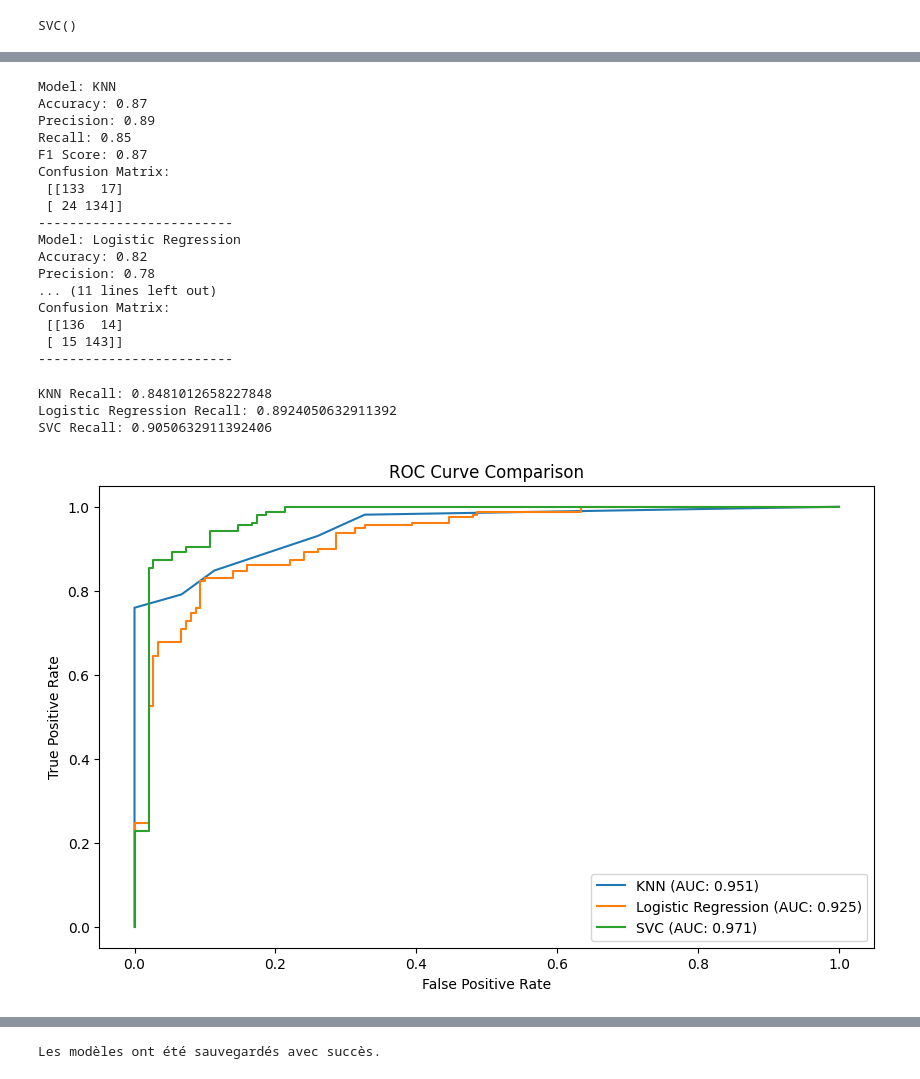
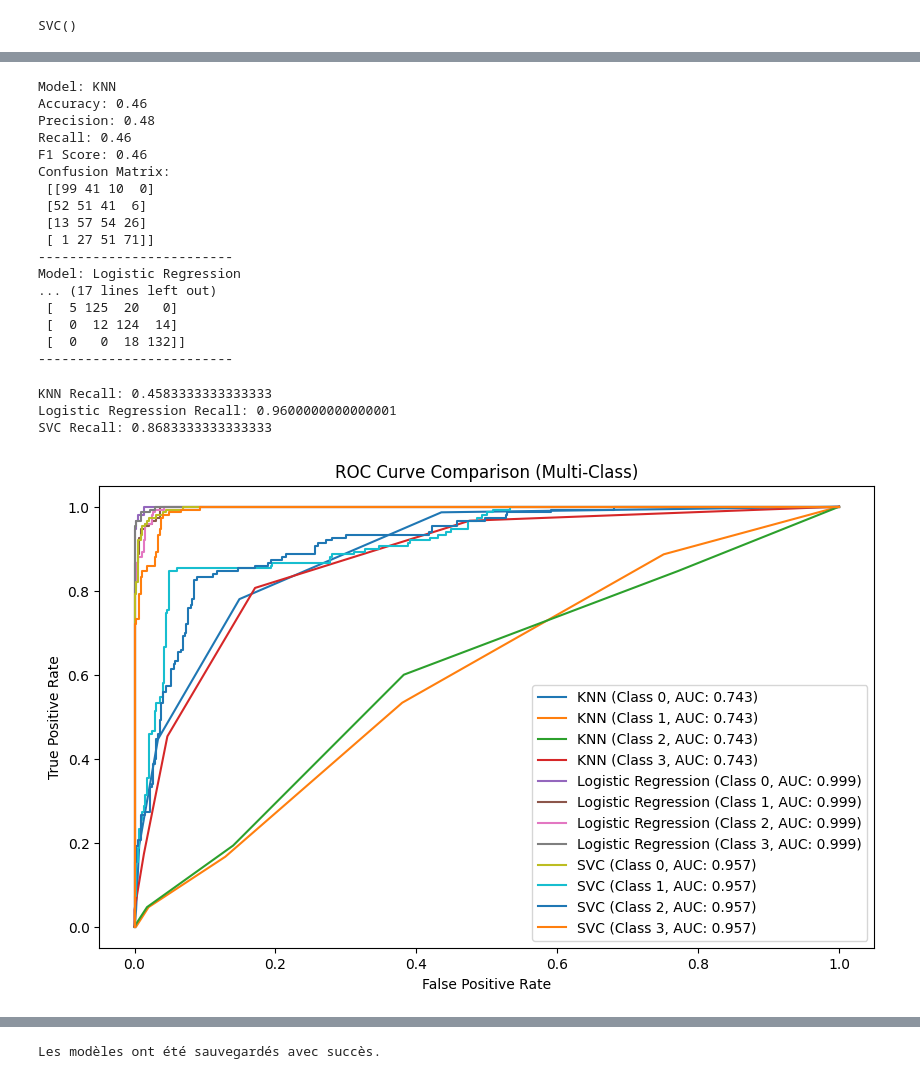
Before and after one commit to Oussama-benrkia/prj_dataminig, a Jupyter notebook: Untitled4.ipynb, the cells around one changed output, grey strips where cells are left out. Cells and saved outputs as stored; diff of their text form; code cells hidden in the pictures.

```diff
--- a/Untitled4.ipynb
+++ b/Untitled4.ipynb
@@ -21,6 +22,6 @@ from sklearn.metrics import classification_report, recall_score, roc_curve, roc_
 from sklearn.metrics import confusion_matrix, accuracy_score, precision_score, f1_score
 import matplotlib.pyplot as plt
 # %%
-df = pd.read_csv('test.csv')
+df = pd.read_csv('train.csv')
 df.head()
 # %% [output]
@@ -41,6 +47,6 @@ Target variable distribution (%):
 Name: proportion, dtype: float64
 # %%
-X, y = df.drop('target', axis=1), df['target']
+X, y = df.drop('price_range', axis=1), df['price_range']
 
 X_train, X_test, y_train, y_test = train_test_split(
     X, y, test_size=0.3, random_state=42, stratify=y
@@ -97,62 +103,77 @@ weighted avg       0.91      0.91      0.91       308
 # %%
+from sklearn.metrics import accuracy_score, precision_score, recall_score, f1_score, confusion_matrix
+
 def evaluate_model_performance(models, X_test, X_test_scaled, y_test):
     for name, model in models.items():
-        y_pred = model.predict(X_test_scaled if name in ["KNN", "Logistic Regression", "SVC"] else X_test)
+        # Sélection des features test selon le modèle
+        X_used = X_test_scaled if name in ["KNN", "Logistic Regression", "SVC"] else X_test
+        y_pred = model.predict(X_used)
+
         print(f"Model: {name}")
         print(f"Accuracy: {accuracy_score(y_test, y_pred):.2f}")
-        print(f"Precision: {precision_score(y_test, y_pred):.2f}")
-        print(f"Recall: {recall_score(y_test, y_pred):.2f}")
-        print(f"F1 Score: {f1_score(y_test, y_pred):.2f}")
+        print(f"Precision: {precision_score(y_test, y_pred, average='macro'):.2f}")
+        print(f"Recall: {recall_score(y_test, y_pred, average='macro'):.2f}")
+        print(f"F1 Score: {f1_score(y_test, y_pred, average='macro'):.2f}")
         print("Confusion Matrix:\n", confusion_matrix(y_test, y_pred))
         print("-" * 25)
 
 evaluate_model_performance(models, X_test, X_test_scaled, y_test)
 # %% [output]
 Model: KNN
-Accuracy: 0.87
-Precision: 0.89
-Recall: 0.85
-F1 Score: 0.87
+Accuracy: 0.46
+Precision: 0.48
+Recall: 0.46
+F1 Score: 0.46
 Confusion Matrix:
- [[133  17]
- [ 24 134]]
+ [[99 41 10  0]
+ [52 51 41  6]
+ [13 57 54 26]
+ [ 1 27 51 71]]
 -------------------------
 Model: Logistic Regression
-Accuracy: 0.82
-Precision: 0.78
-... (11 lines left out)
-Confusion Matrix:
- [[136  14]
- [ 15 143]]
+... (17 lines left out)
+ [  5 125  20   0]
+ [  0  12 124  14]
+ [  0   0  18 132]]
 -------------------------
 # %%
+from sklearn.metrics import recall_score
+
 def evaluate_recall(model, X_test, y_test):
     y_pred = model.predict(X_test)
-    return recall_score(y_test, y_pred)
+    return recall_score(y_test, y_pred, average="macro")  # Correction ici
 
 print("KNN Recall:", evaluate_recall(knn, X_test_scaled, y_test))
 print("Logistic Regression Recall:", evaluate_recall(logistic_regression, X_test_scaled, y_test))
 print("SVC Recall:", evaluate_recall(svc, X_test_scaled, y_test))
 # %% [output]
-KNN Recall: 0.8481012658227848
-Logistic Regression Recall: 0.8924050632911392
-SVC Recall: 0.9050632911392406
+KNN Recall: 0.4583333333333333
+Logistic Regression Recall: 0.9600000000000001
+SVC Recall: 0.8683333333333333
 # %%
+
 plt.figure(figsize=(10, 6))
 
 for name, model in models.items():
     if hasattr(model, "predict_proba"):
-        y_pred_prob = model.predict_proba(X_test_scaled if name in ["KNN", "Logistic Regression", "SVC"] else X_test)[:, 1]
+        y_pred_prob = model.predict_proba(X_test_scaled if name in ["KNN", "Logistic Regression", "SVC"] else X_test)
     else:
-        y_pred_prob = model.decision_function(X_test_scaled if name in ["KNN", "Logistic Regression", "SVC"] else X_test)
-    fpr, tpr, _ = roc_curve(y_test, y_pred_prob)
-    plt.plot(fpr, tpr, label=f"{name} (AUC: {roc_auc_score(y_test, y_pred_prob):.3f})")
+        # Utiliser decision_function et appliquer softmax
+        y_scores = model.decision_function(X_test_scaled if name in ["KNN", "Logistic Regression", "SVC"] else X_test)
+        y_pred_prob = softmax(y_scores, axis=1)  # Convertir en probas
+
+    # Tracer une courbe ROC pour chaque classe
+    for i in range(y_pred_prob.shape[1]):
+        fpr, tpr, _ = roc_curve(y_test, y_pred_prob[:, i], pos_label=i)
+        auc = roc_auc_score(y_test, y_pred_prob, multi_class="ovr", average="macro")
+
+        plt.plot(fpr, tpr, label=f"{name} (Class {i}, AUC: {auc:.3f})")
 
 plt.xlabel("False Positive Rate")
 plt.ylabel("True Positive Rate")
 plt.legend()
-plt.title("ROC Curve Comparison")
+plt.title("ROC Curve Comparison (Multi-Class)")
 plt.show()
 # %% [output]
-[figure, old version]
+[figure, new version]
 # %%
```
Also changed, not shown: parts of 10 cells of this notebook.
